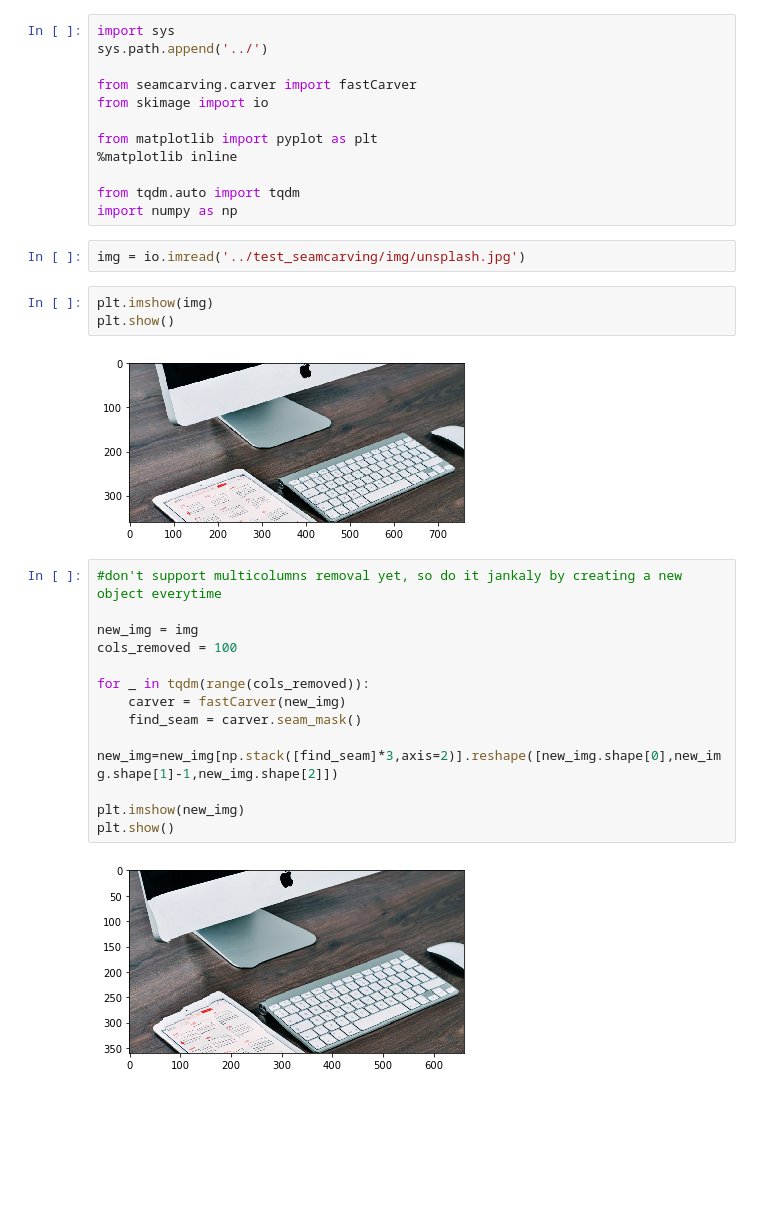
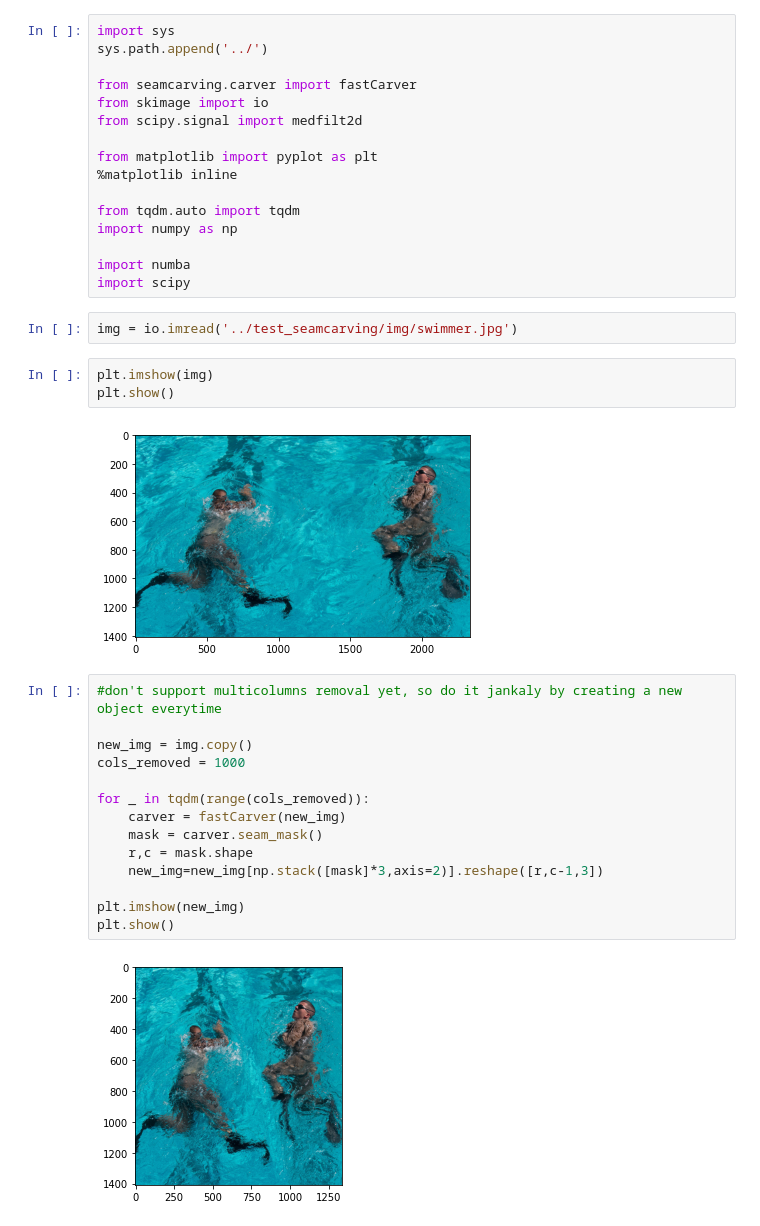
Before and after one commit to ivalmian/seamcarver, a Jupyter notebook: notebooks/tutorial.ipynb, the cells around one changed output. Saved outputs shown, nothing was run; the diff lists cells and outputs as text; blank space fills up the shorter version.

Commit message:
additional ways to do faster seam carving using seamcarving.carver.fastCarver

```diff
--- a/notebooks/tutorial.ipynb
+++ b/notebooks/tutorial.ipynb
@@ -4,31 +4,36 @@ sys.path.append('../')
 
 from seamcarving.carver import fastCarver
 from skimage import io
+from scipy.signal import medfilt2d
 
 from matplotlib import pyplot as plt
 %matplotlib inline
 
 from tqdm.auto import tqdm
 import numpy as np
+
+import numba
+import scipy
 # %%
-img = io.imread('../test_seamcarving/img/unsplash.jpg')
+img = io.imread('../test_seamcarving/img/swimmer.jpg')
 # %%
 plt.imshow(img)
 plt.show()
 # %% [output]
-[figure, old version]
+[figure, new version]
 # %%
 #don't support multicolumns removal yet, so do it jankaly by creating a new object everytime
 
-new_img = img
-cols_removed = 100
+new_img = img.copy()
+cols_removed = 1000
 
 for _ in tqdm(range(cols_removed)):
     carver = fastCarver(new_img)
-    find_seam = carver.seam_mask()
-    new_img=new_img[np.stack([find_seam]*3,axis=2)].reshape([new_img.shape[0],new_img.shape[1]-1,new_img.shape[2]])
+    mask = carver.seam_mask()
+    r,c = mask.shape
+    new_img=new_img[np.stack([mask]*3,axis=2)].reshape([r,c-1,3])
 
 plt.imshow(new_img)
 plt.show()
 # %% [output]
-[figure, old version]
+[figure, new version]
```
Also changed, not shown: parts of 2 cells of this notebook.
